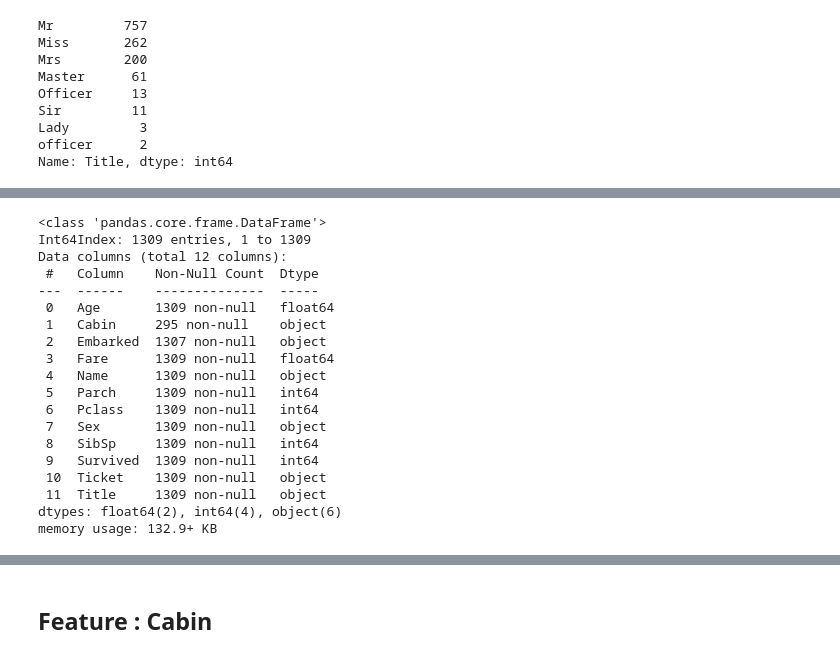
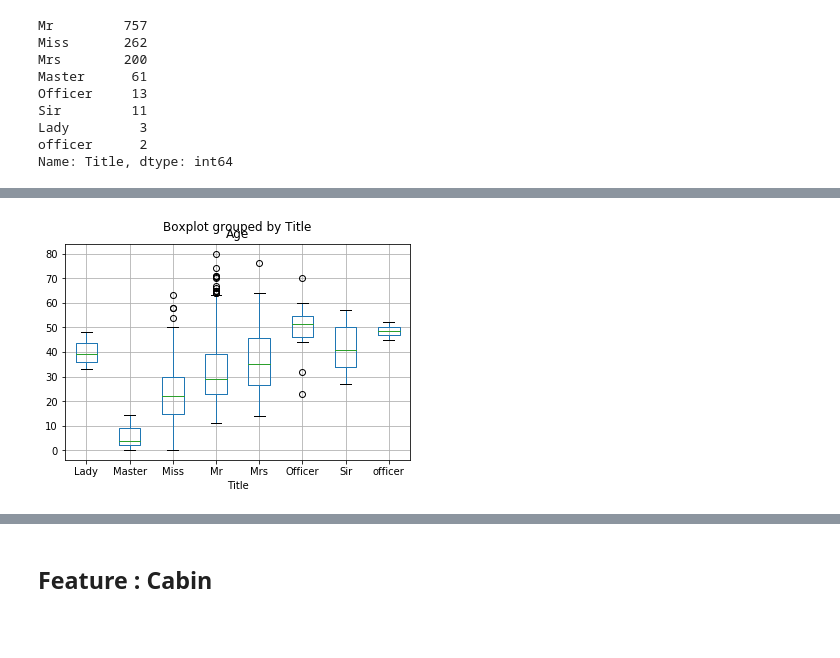
Before and after one commit to AnirudhAchal/Titanic-Disaster, a Jupyter notebook: Notebooks/Titanic Disaster.ipynb, the cells around one changed output, grey strips where cells are left out. Cells and saved outputs as stored; diff of their text form; code cells hidden in the pictures; blank space fills up the shorter version.

```diff
--- a/Notebooks/Titanic Disaster.ipynb
+++ b/Notebooks/Titanic Disaster.ipynb
@@ -397,22 +371,5 @@ df.loc[(df.Age.isnull()) & ((df.Title != 'Miss') & (df.Title != 'Master')), 'Age
-# %%
-df.info()
-# %% [output]
-<class 'pandas.core.frame.DataFrame'>
-Int64Index: 1309 entries, 1 to 1309
-Data columns (total 12 columns):
- #   Column    Non-Null Count  Dtype
----  ------    --------------  -----
- 0   Age       1309 non-null   float64
- 1   Cabin     295 non-null    object
- 2   Embarked  1307 non-null   object
- 3   Fare      1309 non-null   float64
- 4   Name      1309 non-null   object
- 5   Parch     1309 non-null   int64
- 6   Pclass    1309 non-null   int64
- 7   Sex       1309 non-null   object
- 8   SibSp     1309 non-null   int64
- 9   Survived  1309 non-null   int64
- 10  Ticket    1309 non-null   object
- 11  Title     1309 non-null   object
-dtypes: float64(2), int64(4), object(6)
-memory usage: 132.9+ KB
+# %%
+# Box plot of Age with title
+df[df.Age.notnull()].boxplot('Age', 'Title');
+# %% [output]
+[figure, added]
```
Also changed, not shown: parts of 41 cells of this notebook, 2 other files.
